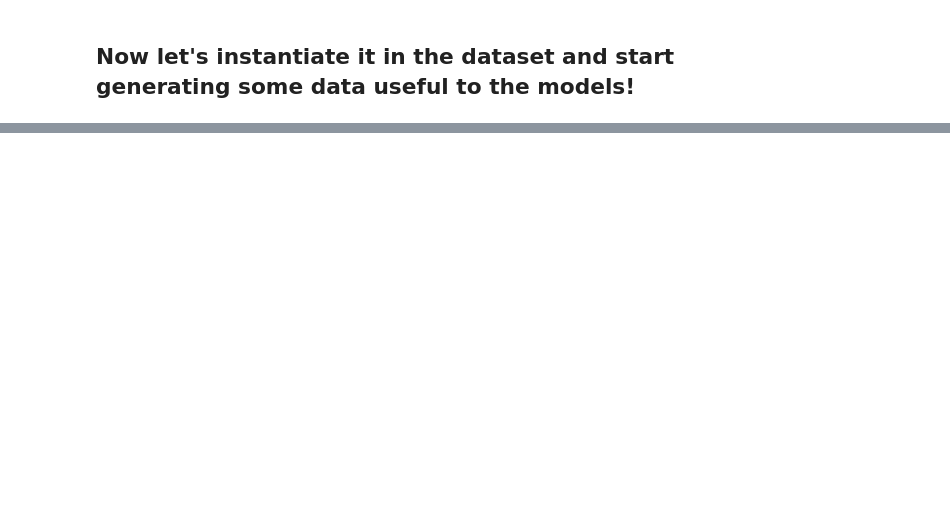
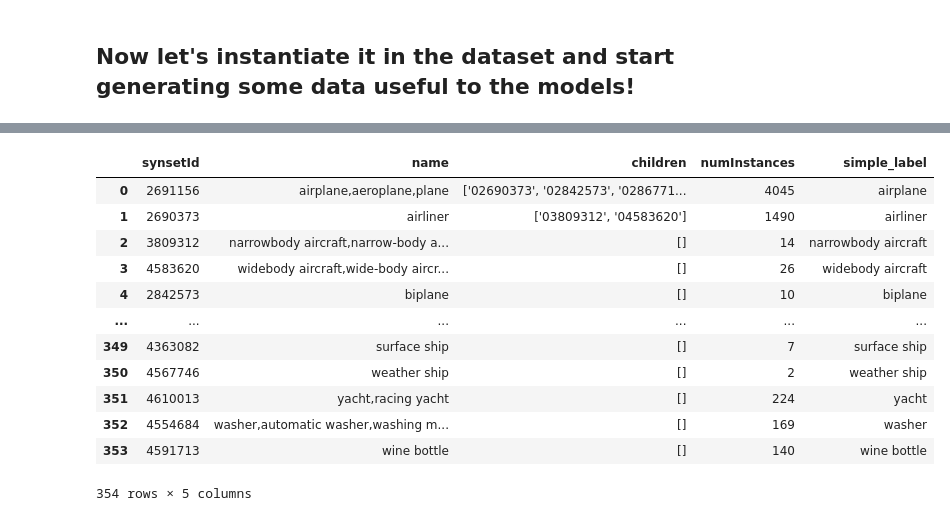
Before and after one commit to andrewbartels1/img_to_3d_pipeline, a Jupyter notebook: notebooks/pipeline.ipynb, the cells around one changed output, grey strips where cells are left out. Cells and saved outputs as stored; diff of their text form; code cells hidden in the pictures; blank space fills up the shorter version.

```diff
--- a/notebooks/pipeline.ipynb
+++ b/notebooks/pipeline.ipynb
@@ -116,0 +82,16 @@ len(data_catalog.index)
+# %%
+meta
+# %% [output]
+|  | synsetId | name | children | numInstances | simple_label |
+| 0 | 2691156 | airplane,aeroplane,plane | ['02690373', '02842573', '0286771... | 4045 | airplane |
+| 1 | 2690373 | airliner | ['03809312', '04583620'] | 1490 | airliner |
+| 2 | 3809312 | narrowbody aircraft,narrow-body a... | [] | 14 | narrowbody aircraft |
+| 3 | 4583620 | widebody aircraft,wide-body aircr... | [] | 26 | widebody aircraft |
+| 4 | 2842573 | biplane | [] | 10 | biplane |
+| ... | ... | ... | ... | ... | ... |
+| 349 | 4363082 | surface ship | [] | 7 | surface ship |
+| 350 | 4567746 | weather ship | [] | 2 | weather ship |
+| 351 | 4610013 | yacht,racing yacht | [] | 224 | yacht |
+| 352 | 4554684 | washer,automatic washer,washing m... | [] | 169 | washer |
+| 353 | 4591713 | wine bottle | [] | 140 | wine bottle |
+354 rows × 5 columns
```
Also changed, not shown: parts of 8 cells of this notebook, 7 other files.
